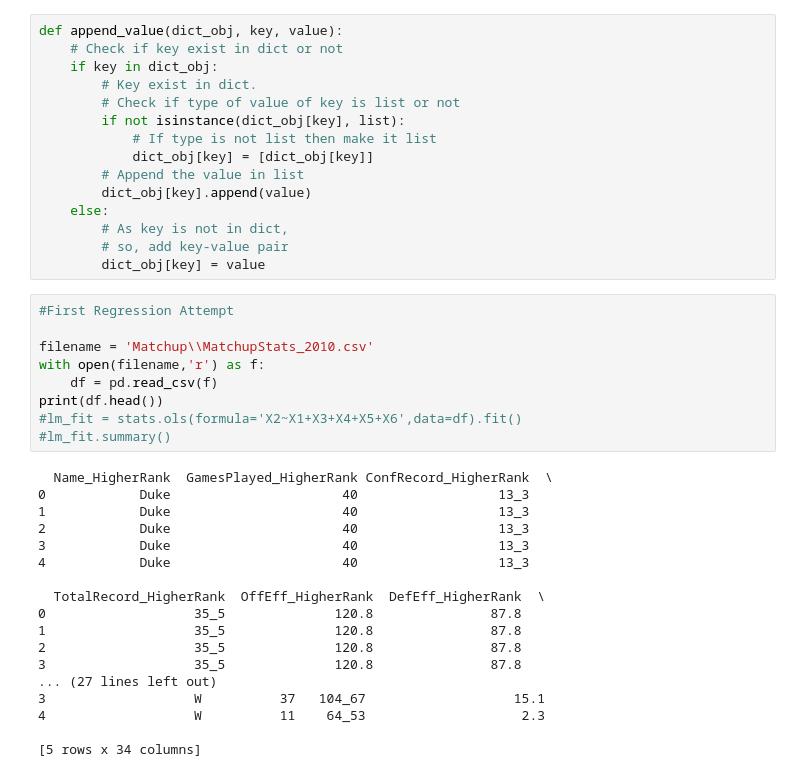
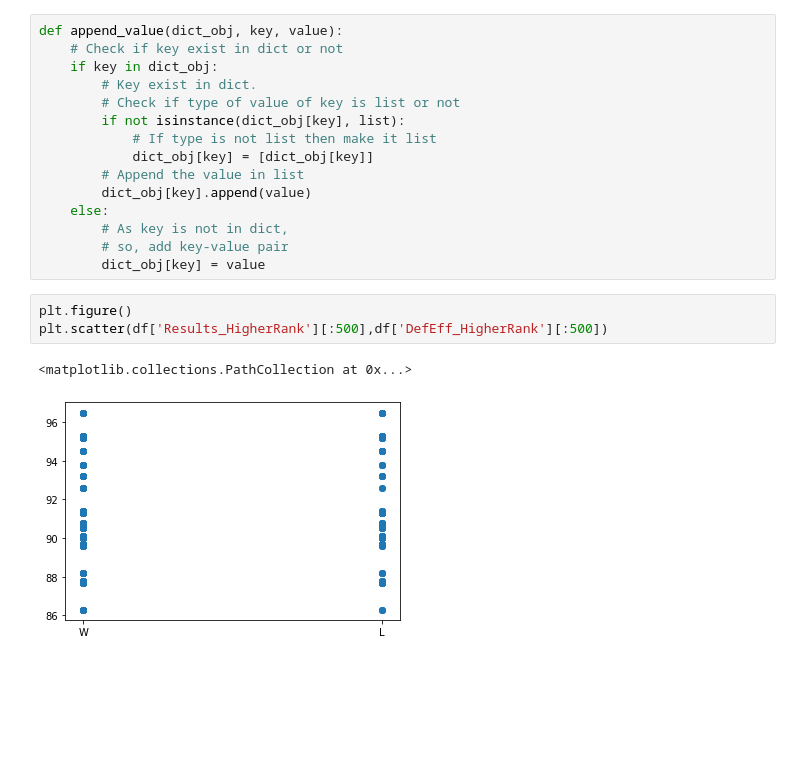
Before and after one commit to lypinator/MarchMadnessContest, a Jupyter notebook: BracketPredictionModel.ipynb, the cells around one changed output. Drawn from its saved outputs; the diff is of its cells as text; blank space fills up the shorter version.

```diff
--- a/BracketPredictionModel.ipynb
+++ b/BracketPredictionModel.ipynb
@@ -139,30 +151,9 @@ def append_value(dict_obj, key, value):
         # As key is not in dict,
         # so, add key-value pair
         dict_obj[key] = value
-# %%
-#First Regression Attempt
-
-filename = 'Matchup\\MatchupStats_2010.csv'
-with open(filename,'r') as f:
-    df = pd.read_csv(f)
-print(df.head())
-#lm_fit = stats.ols(formula='X2~X1+X3+X4+X5+X6',data=df).fit()
-#lm_fit.summary()
-# %% [output]
-  Name_HigherRank  GamesPlayed_HigherRank ConfRecord_HigherRank  \
-0            Duke                      40                  13_3
-1            Duke                      40                  13_3
-2            Duke                      40                  13_3
-3            Duke                      40                  13_3
-4            Duke                      40                  13_3
-
-  TotalRecord_HigherRank  OffEff_HigherRank  DefEff_HigherRank  \
-0                   35_5              120.8               87.8
-1                   35_5              120.8               87.8
-2                   35_5              120.8               87.8
-3                   35_5              120.8               87.8
-... (27 lines left out)
-3                   W          37   104_67                   15.1
-4                   W          11    64_53                    2.3
-
-[5 rows x 34 columns]
+# %%
+plt.figure()
+plt.scatter(df['Results_HigherRank'][:500],df['DefEff_HigherRank'][:500])
+# %% [output]
+<matplotlib.collections.PathCollection at 0x...>
+[figure, added]
```
Also changed, not shown: parts of 17 cells of this notebook, 17 other files.
